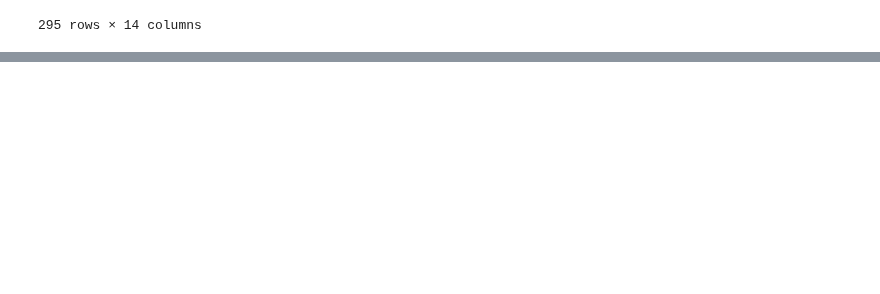
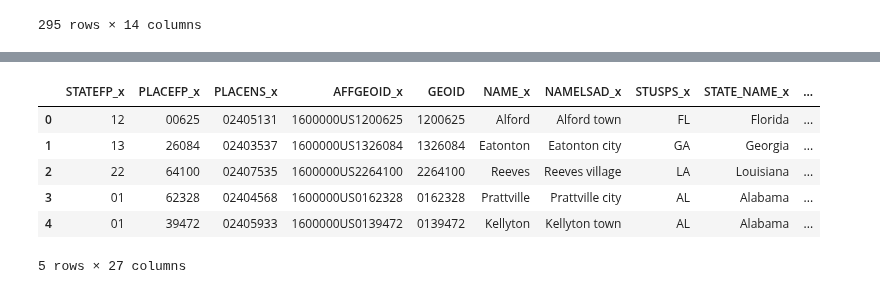
Before and after one commit to zac-stanley/us-communities-fire, a Jupyter notebook: notebooks/zs_zonal_statistics.ipynb, the cells around one changed output, grey strips where cells are left out. Saved outputs shown, nothing was run; the diff lists cells and outputs as text; code cells hidden in the pictures; blank space fills up the shorter version.

```diff
--- a/notebooks/zs_zonal_statistics.ipynb
+++ b/notebooks/zs_zonal_statistics.ipynb
@@ -174 +214,11 @@ fire_risk_cdps = fire_risk_cdps[(fire_risk_cdps['majority'] >= 3) & (fire_risk_c
+# %%
+cdps.head()
+# %% [output]
+|  | STATEFP_x | PLACEFP_x | PLACENS_x | AFFGEOID_x | GEOID | NAME_x | NAMELSAD_x | STUSPS_x | STATE_NAME_x | ... |
+| 0 | 12 | 00625 | 02405131 | 1600000US1200625 | 1200625 | Alford | Alford town | FL | Florida | ... |
+| 1 | 13 | 26084 | 02403537 | 1600000US1326084 | 1326084 | Eatonton | Eatonton city | GA | Georgia | ... |
+| 2 | 22 | 64100 | 02407535 | 1600000US2264100 | 2264100 | Reeves | Reeves village | LA | Louisiana | ... |
+| 3 | 01 | 62328 | 02404568 | 1600000US0162328 | 0162328 | Prattville | Prattville city | AL | Alabama | ... |
+| 4 | 01 | 39472 | 02405933 | 1600000US0139472 | 0139472 | Kellyton | Kellyton town | AL | Alabama | ... |
+5 rows × 27 columns
 # %%
```
Also changed, not shown: parts of 10 cells of this notebook, 1 other file.
